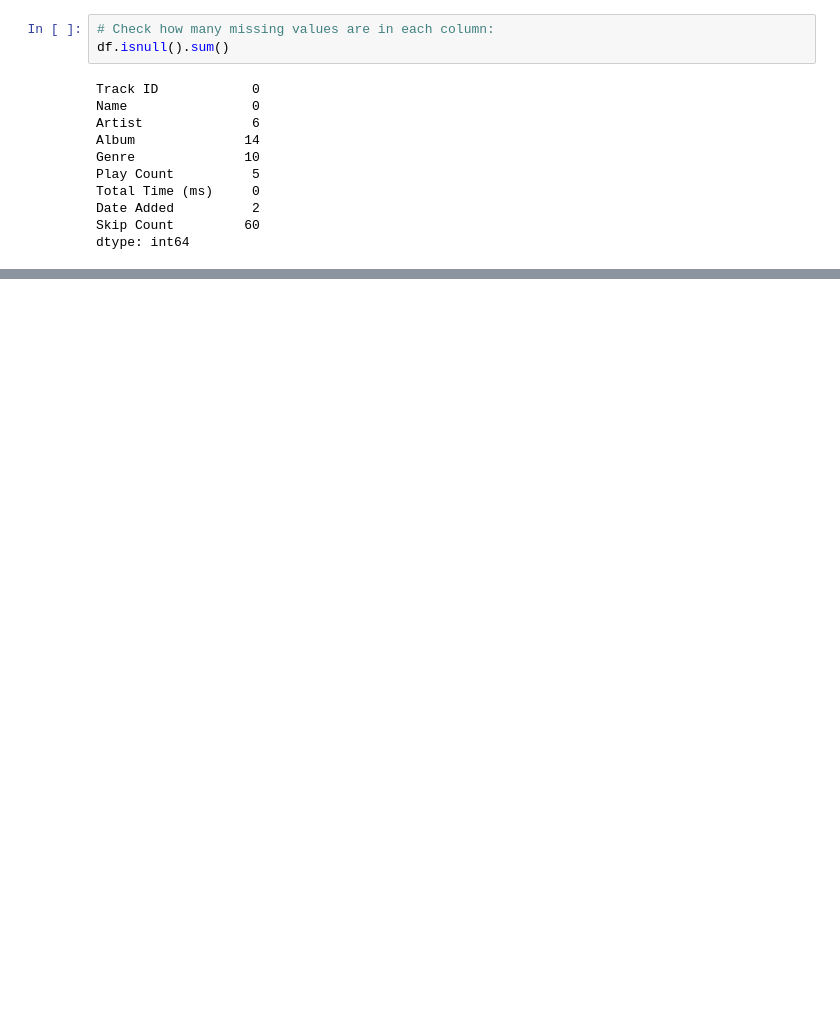
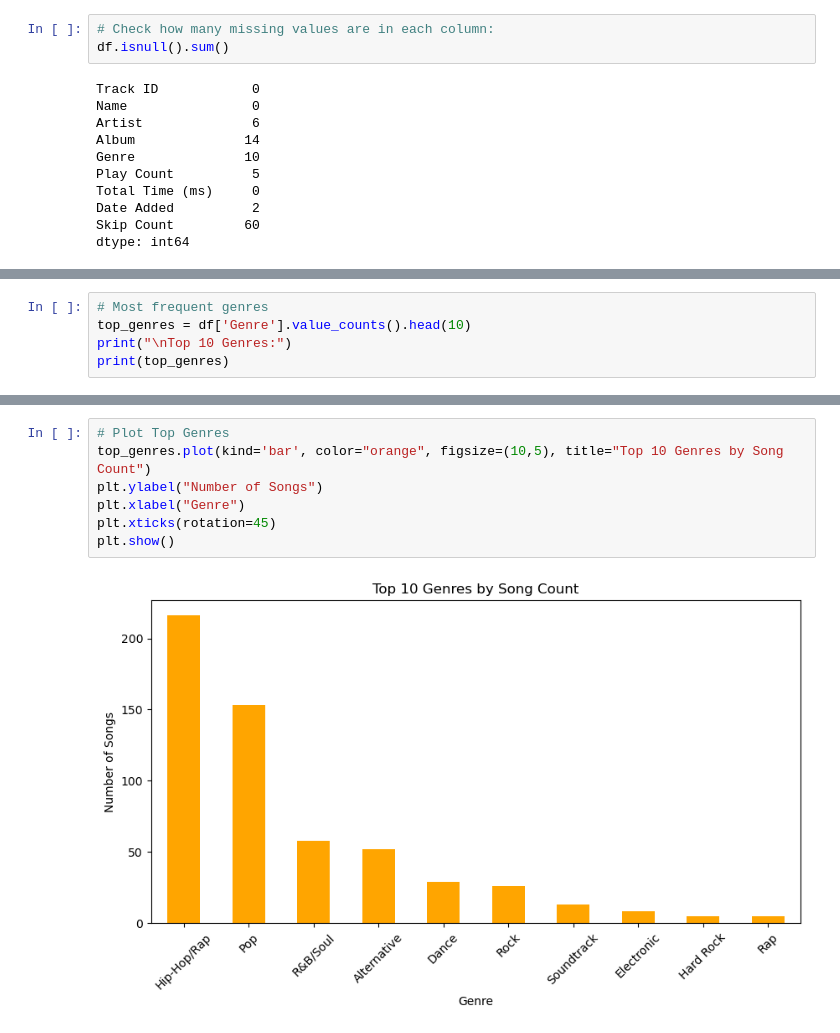
Before and after one commit to Brolo231/Learning-Notebooks, a Jupyter notebook: notebooks/Machine Learning Projects/Apple_Music_Analyzer.ipynb, the cells around one changed output, grey strips where cells are left out. Saved outputs shown, nothing was run; the diff lists cells and outputs as text; blank space fills up the shorter version.

```diff
--- a/notebooks/Machine Learning Projects/Apple_Music_Analyzer.ipynb
+++ b/notebooks/Machine Learning Projects/Apple_Music_Analyzer.ipynb
@@ -89,0 +142,5 @@ dtype: int64
+# %%
+# Most frequent genres
+top_genres = df['Genre'].value_counts().head(10)
+print("\nTop 10 Genres:")
+print(top_genres)
@@ -89,0 +170,9 @@ dtype: int64
+# %%
+# Plot Top Genres
+top_genres.plot(kind='bar', color="orange", figsize=(10,5), title="Top 10 Genres by Song Count")
+plt.ylabel("Number of Songs")
+plt.xlabel("Genre")
+plt.xticks(rotation=45)
+plt.show()
+# %% [output]
+[figure, added]
```
Also changed, not shown: parts of 21 cells of this notebook, 6 other files.
